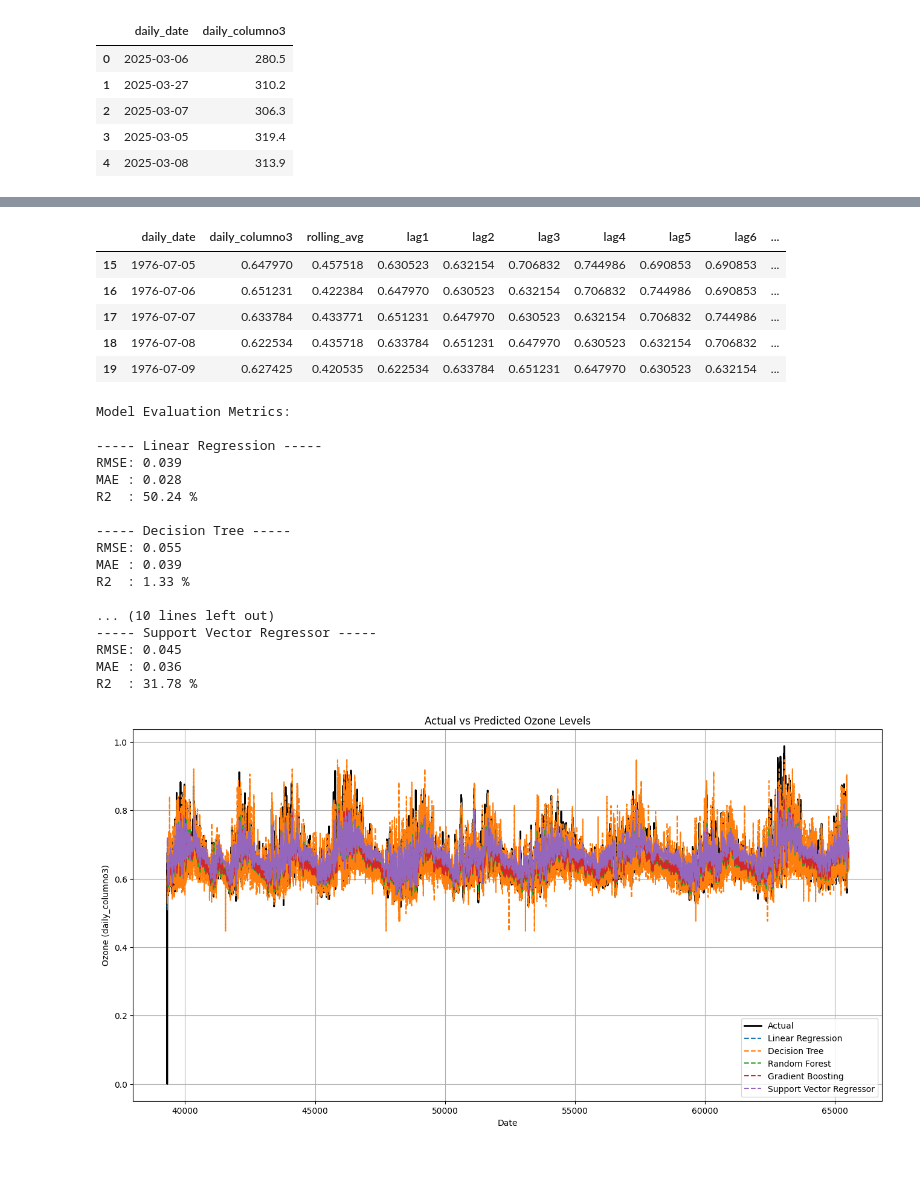
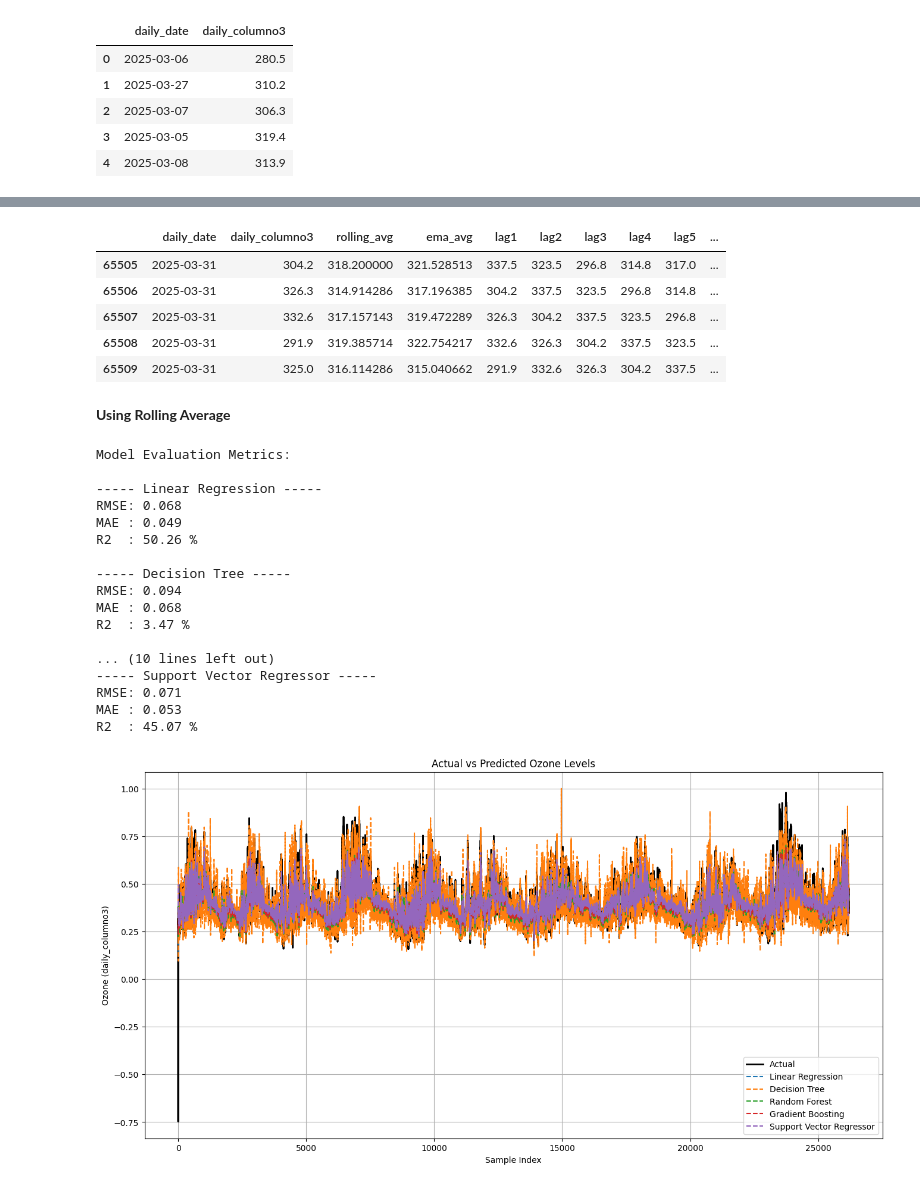
Before and after one commit to Abir784/Predictve-analysis-of-ozone-layer-using-ML, a Jupyter notebook: with_spain(with modification).ipynb, the cells around one changed output, grey strips where cells are left out. Saved outputs shown, nothing was run; the diff lists cells and outputs as text; code cells hidden in the pictures; blank space fills up the shorter version.

```diff
--- a/with_spain(with modification).ipynb
+++ b/with_spain(with modification).ipynb
@@ -187,7 +187,11 @@ df.head()
 df = df.sort_values('daily_date', ascending=True).reset_index(drop=True)
 
 # Rolling average feature (3-day) - To Avoid data leakage, we shift the column by 1 day
-df['rolling_avg'] = df['daily_columno3'].shift(1).rolling(window=3).mean()
+df['rolling_avg'] = df['daily_columno3'].shift(1).rolling(window=7).mean()
+
+# Exponential moving average feature (7-day) - To Avoid data leakage, we shift the column by 1 day
+df['ema_avg'] = df['daily_columno3'].shift(1).ewm(span=7, adjust=False).mean()
+
 
 df['lag1'] = df['daily_columno3'].shift(1)
 df['lag2'] = df['daily_columno3'].shift(2)
@@ -206,6 +210,5 @@ df['lag14'] = df['daily_columno3'].shift(14)
 df['lag15'] = df['daily_columno3'].shift(15)
 df.dropna(inplace=True)
 print(df.shape)
-print(df.head())
-print(df.tail())
+df.head()
 # %% [output]
@@ -229,31 +222,17 @@ print(df.tail())
 # %%
-scaler = MinMaxScaler()
-df['daily_columno3'] = scaler.fit_transform(df[['daily_columno3']])
-df['rolling_avg'] = scaler.fit_transform(df[['rolling_avg']])
-df['lag1'] = scaler.fit_transform(df[['lag1']])
-df['lag2'] = scaler.fit_transform(df[['lag2']])
-df['lag3'] = scaler.fit_transform(df[['lag3']])
-df['lag4'] = scaler.fit_transform(df[['lag4']])
-df['lag5'] = scaler.fit_transform(df[['lag5']])
-df['lag6'] = scaler.fit_transform(df[['lag6']])
-df['lag7'] = scaler.fit_transform(df[['lag7']])
-df['lag8'] = scaler.fit_transform(df[['lag8']])
-df['lag9'] = scaler.fit_transform(df[['lag9']])
-df['lag10'] = scaler.fit_transform(df[['lag10']])
-df['lag11'] = scaler.fit_transform(df[['lag11']])
-df['lag12'] = scaler.fit_transform(df[['lag12']])
-df['lag13'] = scaler.fit_transform(df[['lag13']])
-df['lag14'] = scaler.fit_transform(df[['lag14']])
-df['lag15'] = scaler.fit_transform(df[['lag15']])
-df.head()
+df.tail()
 # %% [output]
-|  | daily_date | daily_columno3 | rolling_avg | lag1 | lag2 | lag3 | lag4 | lag5 | lag6 | ... |
-| 15 | 1976-07-05 | 0.647970 | 0.457518 | 0.630523 | 0.632154 | 0.706832 | 0.744986 | 0.690853 | 0.690853 | ... |
-| 16 | 1976-07-06 | 0.651231 | 0.422384 | 0.647970 | 0.630523 | 0.632154 | 0.706832 | 0.744986 | 0.690853 | ... |
-| 17 | 1976-07-07 | 0.633784 | 0.433771 | 0.651231 | 0.647970 | 0.630523 | 0.632154 | 0.706832 | 0.744986 | ... |
-| 18 | 1976-07-08 | 0.622534 | 0.435718 | 0.633784 | 0.651231 | 0.647970 | 0.630523 | 0.632154 | 0.706832 | ... |
-| 19 | 1976-07-09 | 0.627425 | 0.420535 | 0.622534 | 0.633784 | 0.651231 | 0.647970 | 0.630523 | 0.632154 | ... |
+|  | daily_date | daily_columno3 | rolling_avg | ema_avg | lag1 | lag2 | lag3 | lag4 | lag5 | ... |
+| 65505 | 2025-03-31 | 304.2 | 318.200000 | 321.528513 | 337.5 | 323.5 | 296.8 | 314.8 | 317.0 | ... |
+| 65506 | 2025-03-31 | 326.3 | 314.914286 | 317.196385 | 304.2 | 337.5 | 323.5 | 296.8 | 314.8 | ... |
+| 65507 | 2025-03-31 | 332.6 | 317.157143 | 319.472289 | 326.3 | 304.2 | 337.5 | 323.5 | 296.8 | ... |
+| 65508 | 2025-03-31 | 291.9 | 319.385714 | 322.754217 | 332.6 | 326.3 | 304.2 | 337.5 | 323.5 | ... |
+| 65509 | 2025-03-31 | 325.0 | 316.114286 | 315.040662 | 291.9 | 332.6 | 326.3 | 304.2 | 337.5 | ... |
+# %% [markdown]
+**Using Rolling Average**
 # %%
+minmax_x = MinMaxScaler()
+minmax_y= MinMaxScaler()
 
 X = df[['lag1', 'lag2', 'lag3', 'lag4', 'lag5', 'lag6', 'lag7',
         'lag8', 'lag9', 'lag10', 'lag11', 'lag12', 'lag13', 'lag14', 'lag15','rolling_avg']]
@@ -261,6 +240,10 @@ y = df['daily_columno3']
 
 # Train-test split
 X_train, X_test, y_train, y_test = train_test_split(X, y, test_size=0.4, shuffle=False)
+X_train = minmax_x.fit_transform(X_train)
+y_train = minmax_y.fit_transform(y_train.values.reshape(-1, 1)).flatten()
+X_test = minmax_x.transform(X_test)
+y_test = minmax_y.transform(y_test.values.reshape(-1, 1)).flatten()
 
 # STEP 3: Define models
 models = {
@@ -294,44 +277,43 @@ for name, model in models.items():
 
 # STEP 5: Print evaluation metrics
 print("Model Evaluation Metrics:\n")
 for name, res in results.items():
     print(f"----- {name} -----")
     print(f"RMSE: {res['RMSE']:.3f}")
     print(f"MAE : {res['MAE']:.3f}")
     print(f"R2  : {(res['R2']*100):.2f} %\n")
 
-# STEP 6: Plot actual vs predicted
 plt.figure(figsize=(16, 8))
 
 # Actual data
-plt.plot(y_test.index, y_test.values, label='Actual', color='black', linewidth=2)
+plt.plot(np.arange(len(y_test)), y_test, label='Actual', color='black', linewidth=2)
 
 # Predictions from each model
 for name, res in results.items():
-    plt.plot(y_test.index, res['Predictions'], label=name, linestyle='--')
+    plt.plot(np.arange(len(y_test)), res['Predictions'], label=name, linestyle='--')
 
 plt.title('Actual vs Predicted Ozone Levels')
-plt.xlabel('Date')
+plt.xlabel('Sample Index')
 plt.ylabel('Ozone (daily_columno3)')
 plt.legend()
 plt.grid(True)
 plt.show()
 # %% [output]
 Model Evaluation Metrics:
 
 ----- Linear Regression -----
-RMSE: 0.039
-MAE : 0.028
-R2  : 50.24 %
+RMSE: 0.068
+MAE : 0.049
+R2  : 50.26 %
 
 ----- Decision Tree -----
-RMSE: 0.055
-MAE : 0.039
-R2  : 1.33 %
+RMSE: 0.094
+MAE : 0.068
+R2  : 3.47 %
 
 ... (10 lines left out)
 ----- Support Vector Regressor -----
-RMSE: 0.045
-MAE : 0.036
-R2  : 31.78 %
+RMSE: 0.071
+MAE : 0.053
+R2  : 45.07 %
-[figure, old version]
+[figure, new version]
```
Also changed, not shown: parts of 4 cells of this notebook.
